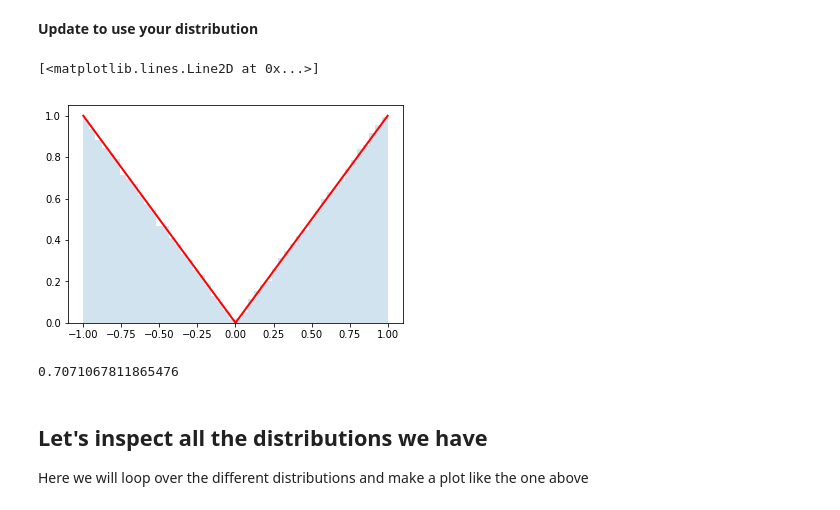
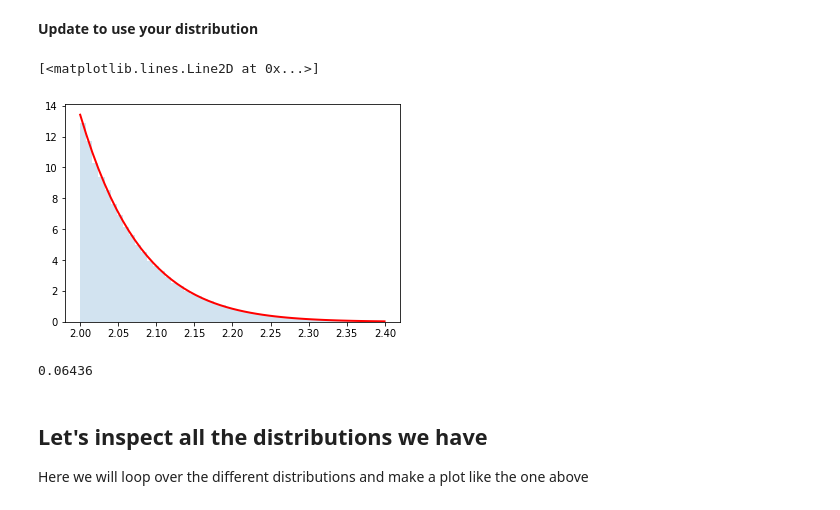
Before and after one commit to cranmer/intro-exp-phys-II, a Jupyter notebook: Central-Limit-Theorem.ipynb, the cells around one changed output. Cells and saved outputs as stored; diff of their text form; code cells hidden in the pictures.

```diff
--- a/Central-Limit-Theorem.ipynb
+++ b/Central-Limit-Theorem.ipynb
@@ -195,20 +167,20 @@ n_samples = 100000
 **Update to use your distribution**
 # %%
 # Here's an example of usage
-dist = distributions.Dist_kc90()
+dist = distributions.Dist_tff238()
 rvs = dist.rvs(n_samples)
 counts, bins, edges = plt.hist(rvs, bins=50, density=True, alpha =0.2)
 y = []
 for bin in bins:
     y.append(dist.pdf(bin))
 plt.plot(bins, y, c='r', lw=2)
 # %% [output]
 [<matplotlib.lines.Line2D at 0x...>]
-[figure, old version]
+[figure, new version]
 # %%
 dist.std()
 # %% [output]
-0.7071067811865476
+0.06436
 # %% [markdown]
 ## Let's inspect all the distributions we have
 
```
Also changed, not shown: parts of 15 cells of this notebook, 1 other file.
